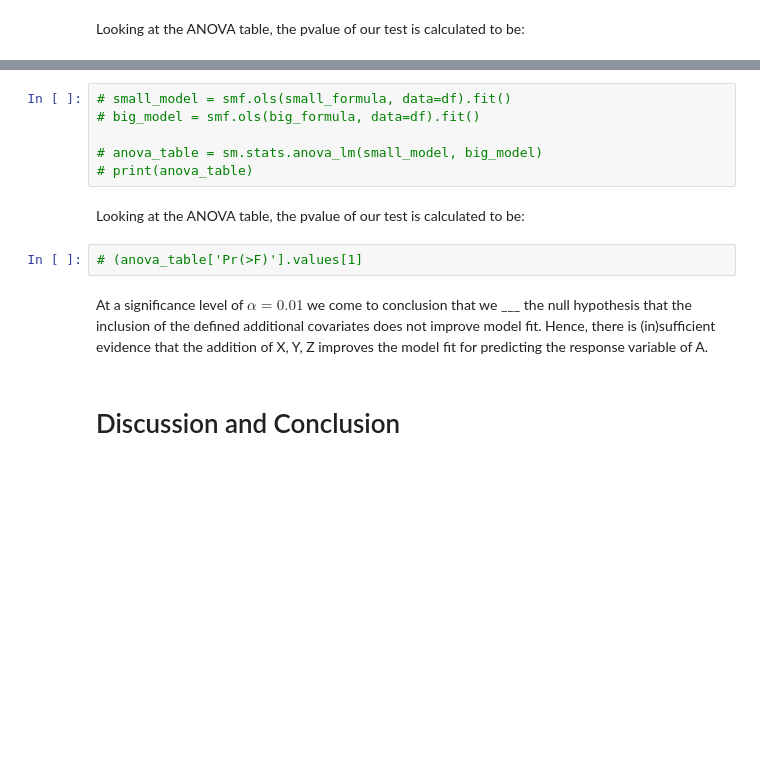
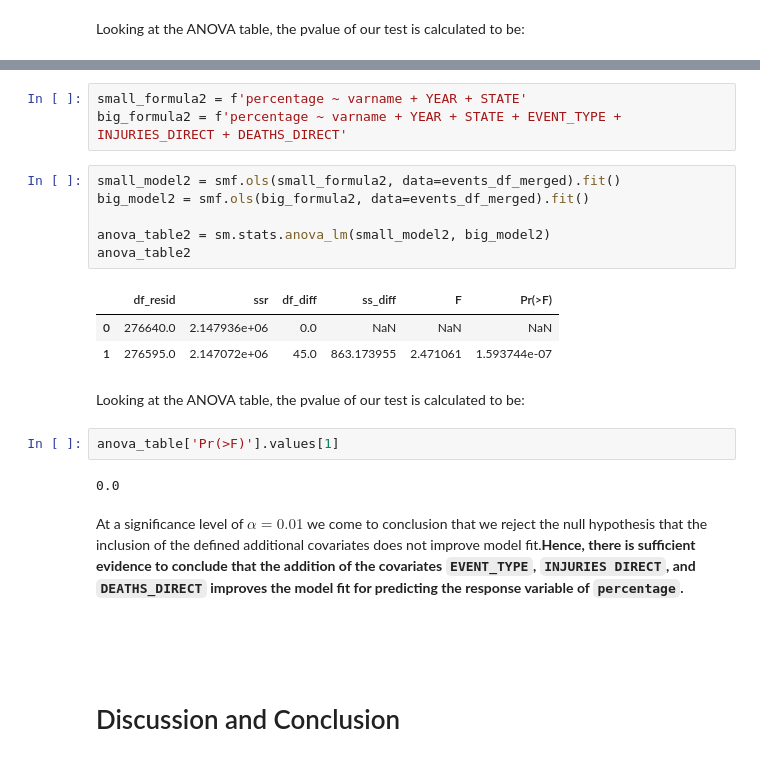
Before and after one commit to ncolebank12/math189-proj, a Jupyter notebook: project.ipynb, the cells around one changed output, grey strips where cells are left out. Drawn from its saved outputs; the diff is of its cells as text; blank space fills up the shorter version.

```diff
--- a/project.ipynb
+++ b/project.ipynb
@@ -1033,15 +989,26 @@ We carry out this test at a significance level of, $\alpha = 0.01$.
+# %%
+small_formula2 = f'percentage ~ varname + YEAR + STATE'
+big_formula2 = f'percentage ~ varname + YEAR + STATE + EVENT_TYPE + INJURIES_DIRECT + DEATHS_DIRECT'
 # %%
-# small_model = smf.ols(small_formula, data=df).fit()
-# big_model = smf.ols(big_formula, data=df).fit()
+small_model2 = smf.ols(small_formula2, data=events_df_merged).fit()
+big_model2 = smf.ols(big_formula2, data=events_df_merged).fit()
 
-# anova_table = sm.stats.anova_lm(small_model, big_model)
-# print(anova_table)
+anova_table2 = sm.stats.anova_lm(small_model2, big_model2)
+anova_table2
+# %% [output]
+|  | df_resid | ssr | df_diff | ss_diff | F | Pr(>F) |
+| 0 | 276640.0 | 2.147936e+06 | 0.0 | NaN | NaN | NaN |
+| 1 | 276595.0 | 2.147072e+06 | 45.0 | 863.173955 | 2.471061 | 1.593744e-07 |
 # %% [markdown]
 Looking at the ANOVA table, the pvalue of our test is calculated to be:
 # %%
-# (anova_table['Pr(>F)'].values[1]
+anova_table['Pr(>F)'].values[1]
+# %% [output]
+0.0
 # %% [markdown]
-At a significance level of $\alpha = 0.01$ we come to conclusion that we ___ the null hypothesis that the inclusion of the defined additional covariates does not improve model fit. Hence, there is (in)sufficient evidence that the addition of X, Y, Z improves the model fit for predicting the response variable of A.
+At a significance level of $\alpha = 0.01$ we come to conclusion that we reject the null hypothesis that the inclusion of the defined additional covariates does not improve model fit.**Hence, there is sufficient evidence to conclude that the addition of the covariates  `EVENT_TYPE`, `INJURIES DIRECT`, and `DEATHS_DIRECT` improves the model fit for predicting the response variable of `percentage`.**
+
+<br><br>
 # %% [markdown]
 # Discussion and Conclusion
 # %% [markdown]
```
Also changed, not shown: parts of 32 cells of this notebook.
